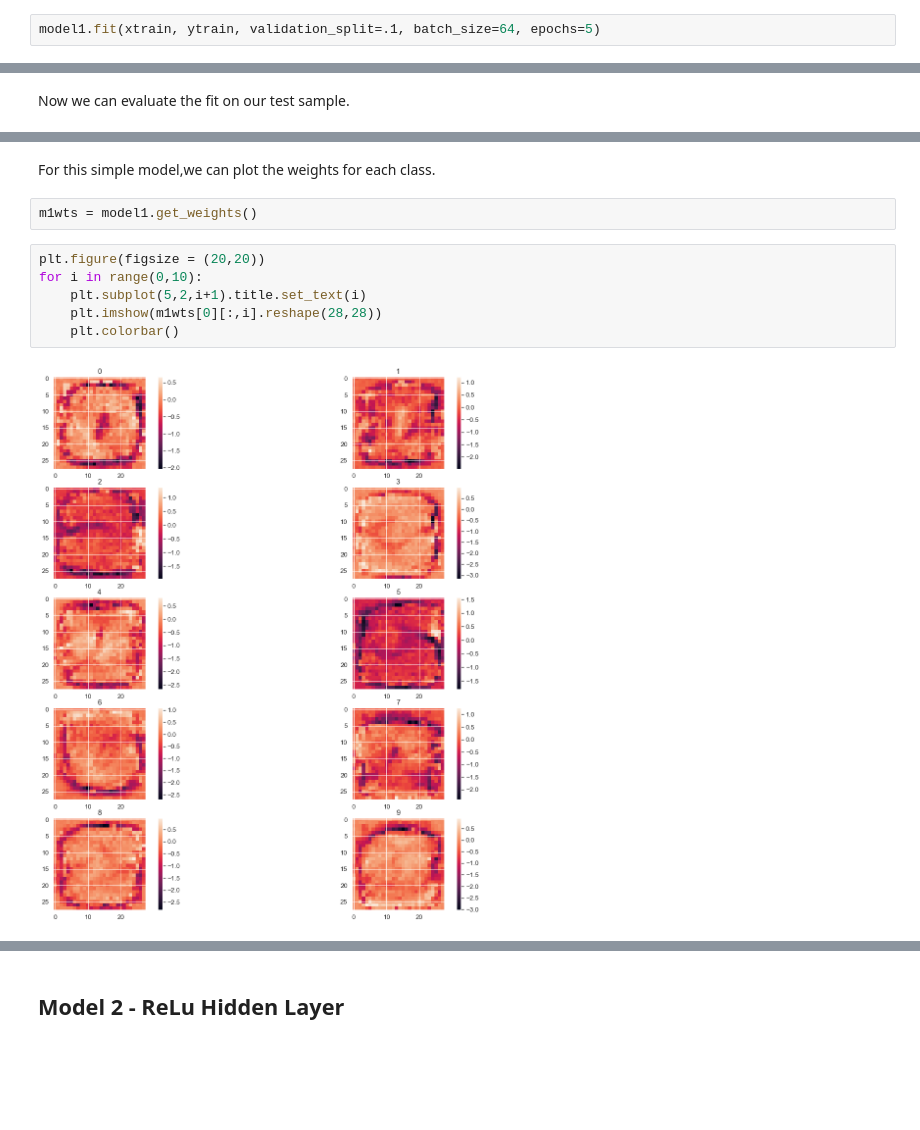
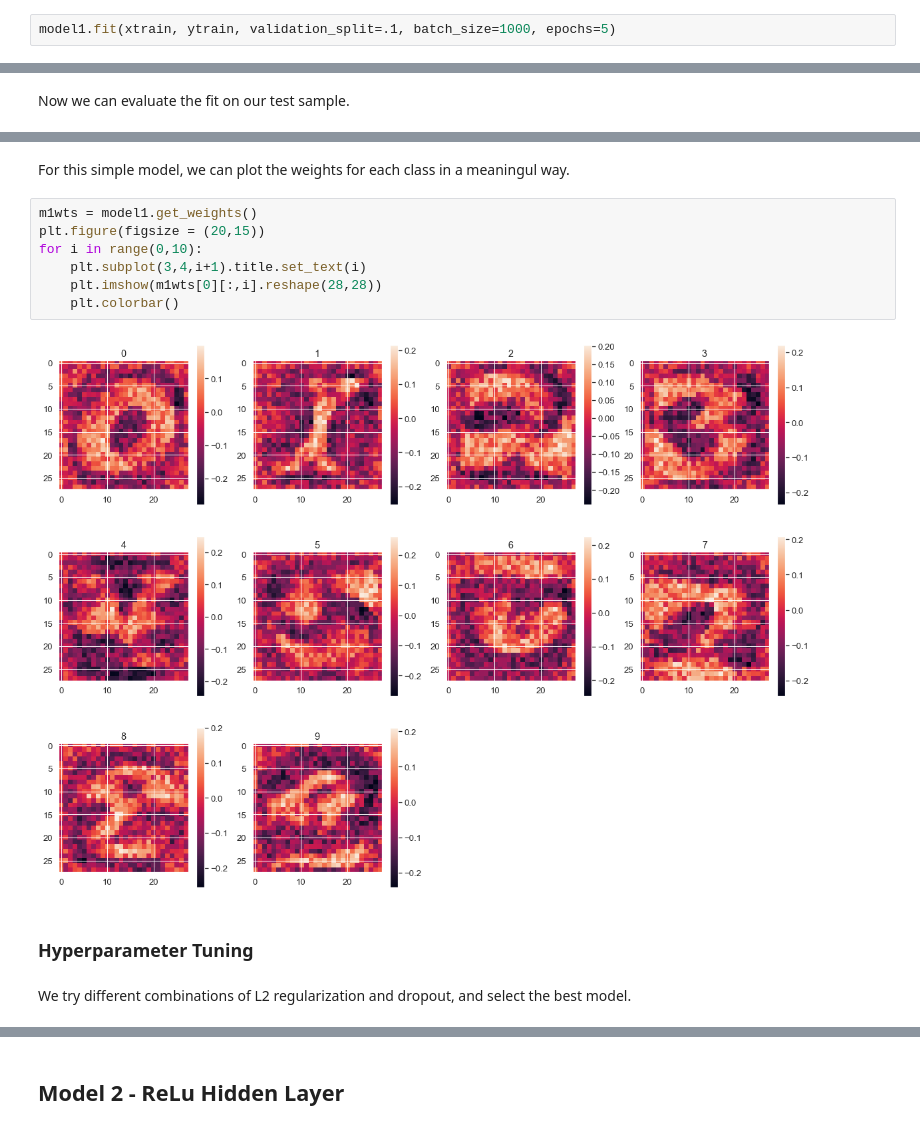
Before and after one commit to Brennan11/MNIST-Classification, a Jupyter notebook: mnist.ipynb, the cells around one changed output, grey strips where cells are left out. Cells and saved outputs as stored; diff of their text form; blank space fills up the shorter version.

```diff
--- a/mnist.ipynb
+++ b/mnist.ipynb
@@ -75,5 +71,5 @@ Keras lets us choose our batch size and number of epochs.
 # %%
-model1.fit(xtrain, ytrain, validation_split=.1, batch_size=64, epochs=5)
+model1.fit(xtrain, ytrain, validation_split=.1, batch_size=1000, epochs=5)
 # %% [output]
 Train on 54000 samples, validate on 6000 samples
 Epoch 1/5
@@ -109,12 +109,15 @@ sn.heatmap(cm1, annot = True, fmt = 'd', cmap = "Blues", vmax = 150)
 # %% [markdown]
-For this simple model,we can plot the weights for each class.
+For this simple model, we can plot the weights for each class in a meaningul way.
-# %%
-m1wts = model1.get_weights()
 # %%
-plt.figure(figsize = (20,20))
+m1wts = model1.get_weights()
+plt.figure(figsize = (20,15))
 for i in range(0,10):
-    plt.subplot(5,2,i+1).title.set_text(i)
+    plt.subplot(3,4,i+1).title.set_text(i)
     plt.imshow(m1wts[0][:,i].reshape(28,28))
     plt.colorbar()
 # %% [output]
-[figure, old version]
+[figure, new version]
+# %% [markdown]
+### Hyperparameter Tuning
+# %% [markdown]
+We try different combinations of L2 regularization and dropout, and select the best model.
```
Also changed, not shown: parts of 45 cells of this notebook.
